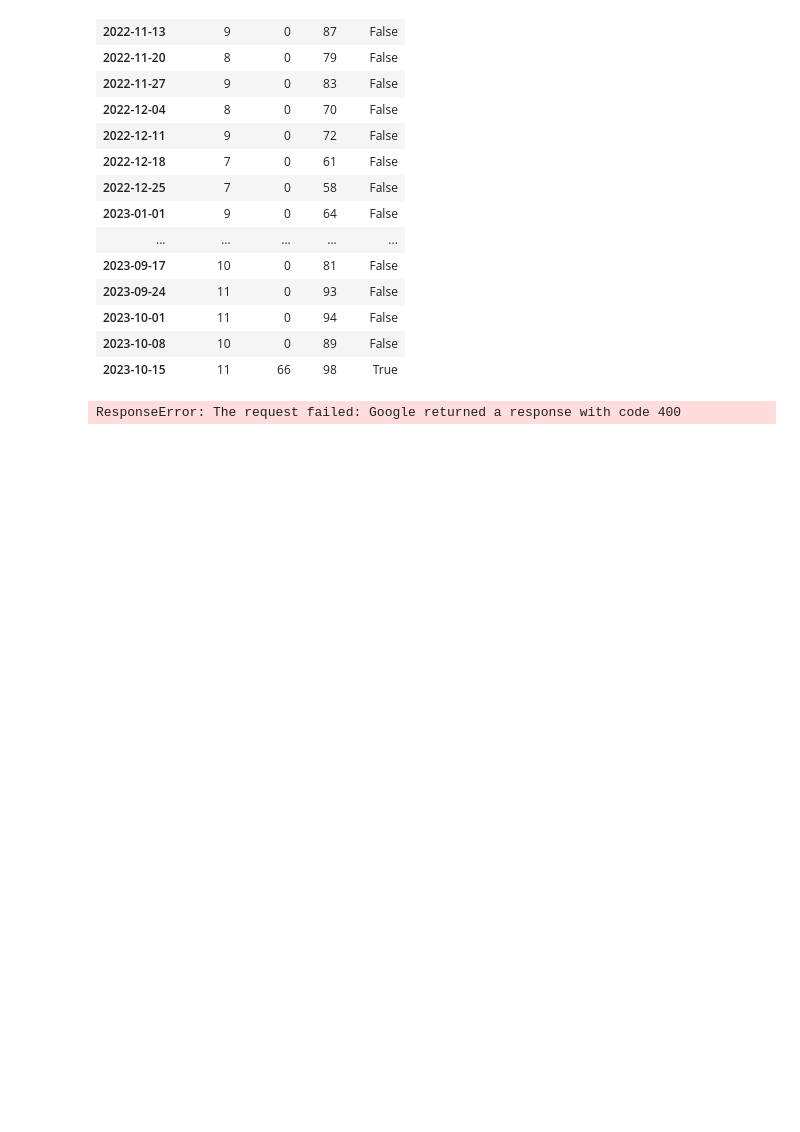
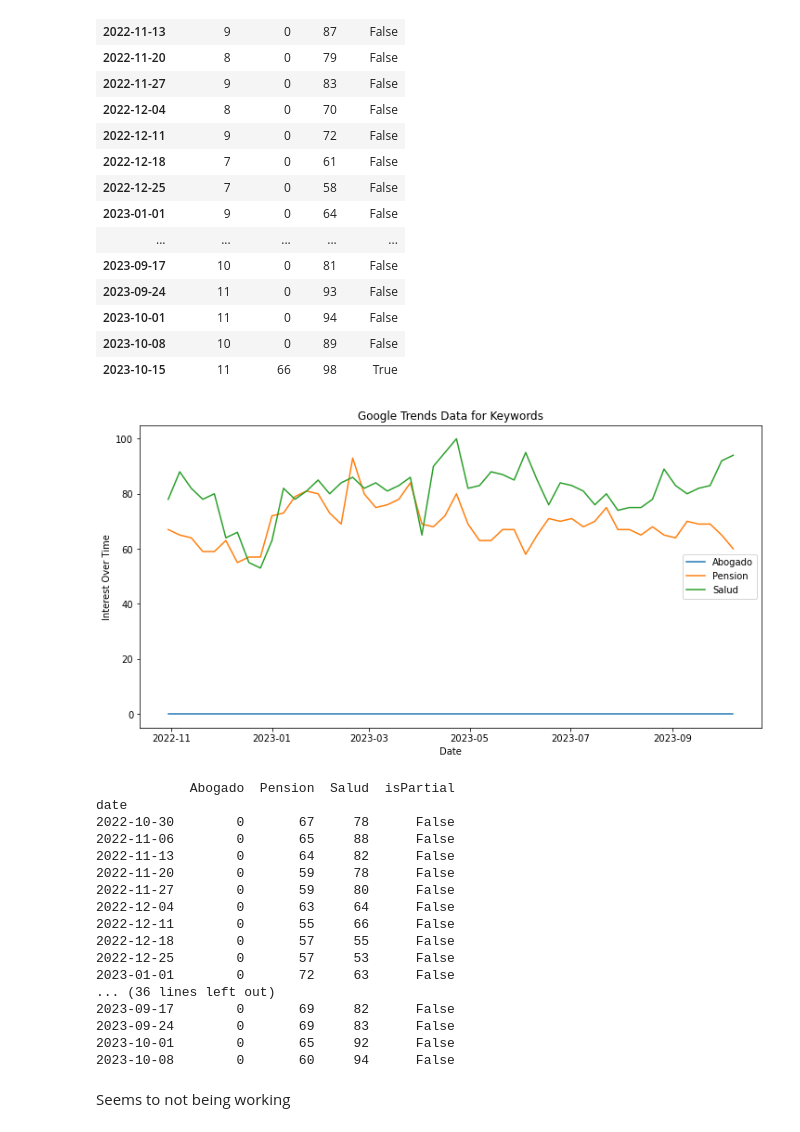
Before and after one commit to ccastri/keywords-search, a Jupyter notebook: keyword-search-python.ipynb, the cells around one changed output. Cells and saved outputs as stored; diff of their text form; code cells hidden in the pictures; blank space fills up the shorter version.

```diff
--- a/keyword-search-python.ipynb
+++ b/keyword-search-python.ipynb
@@ -171,23 +156,59 @@ iot_12_month
 | 2023-10-01 | 11 | 0 | 94 | False |
 | 2023-10-08 | 10 | 0 | 89 | False |
 | 2023-10-15 | 11 | 66 | 98 | True |
+# %%
+# Filter out rows with isPartial=True
+iot = iot[iot['isPartial'] == False]
+
+# Plot the data
+plt.figure(figsize=(12, 6))
+plt.plot(iot.index, iot["Abogado"], label="Abogado")
+plt.plot(iot.index, iot["Pension"], label="Pension")
+plt.plot(iot.index, iot["Salud"], label="Salud")
+plt.legend()
+plt.xlabel("Date")
+plt.ylabel("Interest Over Time")
+plt.title("Google Trends Data for Keywords")
+plt.show()
+
+# Display the DataFrame
+print(iot)
+# %% [output]
+[figure, added]
+            Abogado  Pension  Salud  isPartial
+date
+2022-10-30        0       67     78      False
+2022-11-06        0       65     88      False
+2022-11-13        0       64     82      False
+2022-11-20        0       59     78      False
+2022-11-27        0       59     80      False
+2022-12-04        0       63     64      False
+2022-12-11        0       55     66      False
+2022-12-18        0       57     55      False
+2022-12-25        0       57     53      False
+2023-01-01        0       72     63      False
+... (36 lines left out)
+2023-09-17        0       69     82      False
+2023-09-24        0       69     83      False
+2023-10-01        0       65     92      False
+2023-10-08        0       60     94      False
+# %% [markdown]
+Seems to not being working
 # %%
 
 
-# Define the keywords and timeframes as a list of dictionaries
-keyword_timeframes = [
-    {'keyword': 'Abogado', 'timeframe': '2022-09-04 2022-09-10'},
-    {'keyword': 'Pension', 'timeframe': '2022-09-18 2022-09-24'},
-    {'keyword': 'Salud', 'timeframe': '2022-09-18 2022-09-24'}
-]
+# # Define the keywords and timeframes as a list of dictionaries
+# keyword_timeframes = [
+#     {'keyword': 'Abogado', 'timeframe': '2022-09-04 2022-09-10'},
+#     {'keyword': 'Pension', 'timeframe': '2022-09-18 2022-09-24'},
+#     {'keyword': 'Salud', 'timeframe': '2022-09-18 2022-09-24'}
+# ]
 
-# Build the payload using the list of dictionaries
-pytrends.build_payload(keyword_timeframes)
+# # Build the payload using the list of dictionaries
+# pytrends.build_payload(keyword_timeframes)
 
-# Fetch multi-range interest over time data
-multirange_data = pytrends.multirange_interest_over_time()
+# # Fetch multi-range interest over time data
+# multirange_data = pytrends.multirange_interest_over_time()
 
-# Print or work with the multi-range data
-print(multirange_data)
+# # Print or work with the multi-range data
+# print(multirange_data)
-# %% [output]
-ResponseError: The request failed: Google returned a response with code 400
```
Also changed, not shown: parts of 13 cells of this notebook.
